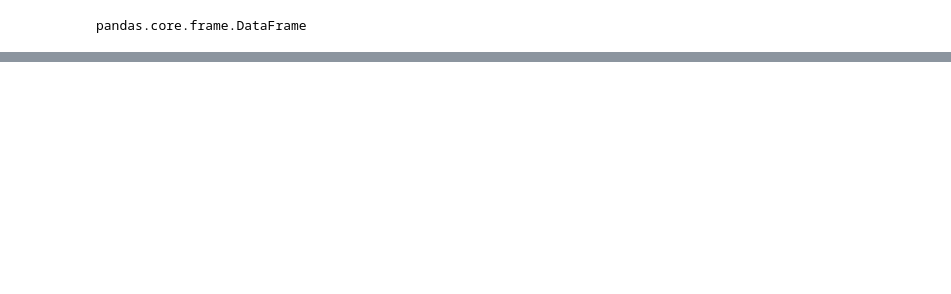
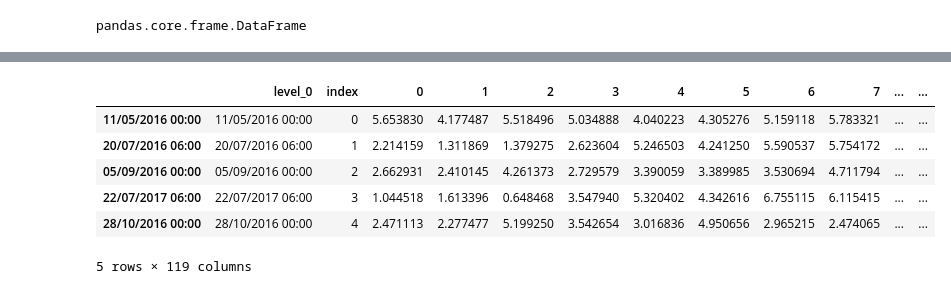
Before and after one commit to fserrey/eolo-project, a Jupyter notebook: where_is_the_park?.ipynb, the cells around one changed output, grey strips where cells are left out. Cells and saved outputs as stored; diff of their text form; code cells hidden in the pictures; blank space fills up the shorter version.

```diff
--- a/where_is_the_park?.ipynb
+++ b/where_is_the_park?.ipynb
@@ -122,6 +144,16 @@ def setting_y(csv_file):
     power_df=power_df.set_index("date").sort_index().loc[:'31/12/2016 00:00']
 
     return power_df
+# %%
+df_data.head()
+# %% [output]
+|  | level_0 | index | 0 | 1 | 2 | 3 | 4 | 5 | 6 | 7 | ... | ... |
+| 11/05/2016 00:00 | 11/05/2016 00:00 | 0 | 5.653830 | 4.177487 | 5.518496 | 5.034888 | 4.040223 | 4.305276 | 5.159118 | 5.783321 | ... | ... |
+| 20/07/2016 06:00 | 20/07/2016 06:00 | 1 | 2.214159 | 1.311869 | 1.379275 | 2.623604 | 5.246503 | 4.241250 | 5.590537 | 5.754172 | ... | ... |
+| 05/09/2016 00:00 | 05/09/2016 00:00 | 2 | 2.662931 | 2.410145 | 4.261373 | 2.729579 | 3.390059 | 3.389985 | 3.530694 | 4.711794 | ... | ... |
+| 22/07/2017 06:00 | 22/07/2017 06:00 | 3 | 1.044518 | 1.613396 | 0.648468 | 3.547940 | 5.320402 | 4.342616 | 6.755115 | 6.115415 | ... | ... |
+| 28/10/2016 00:00 | 28/10/2016 00:00 | 4 | 2.471113 | 2.277477 | 5.199250 | 3.542654 | 3.016836 | 4.950656 | 2.965215 | 2.474065 | ... | ... |
+5 rows × 119 columns
 # %%
 meteo = df_data
 # %%
```
Also changed, not shown: parts of 21 cells of this notebook, 2 other files.
